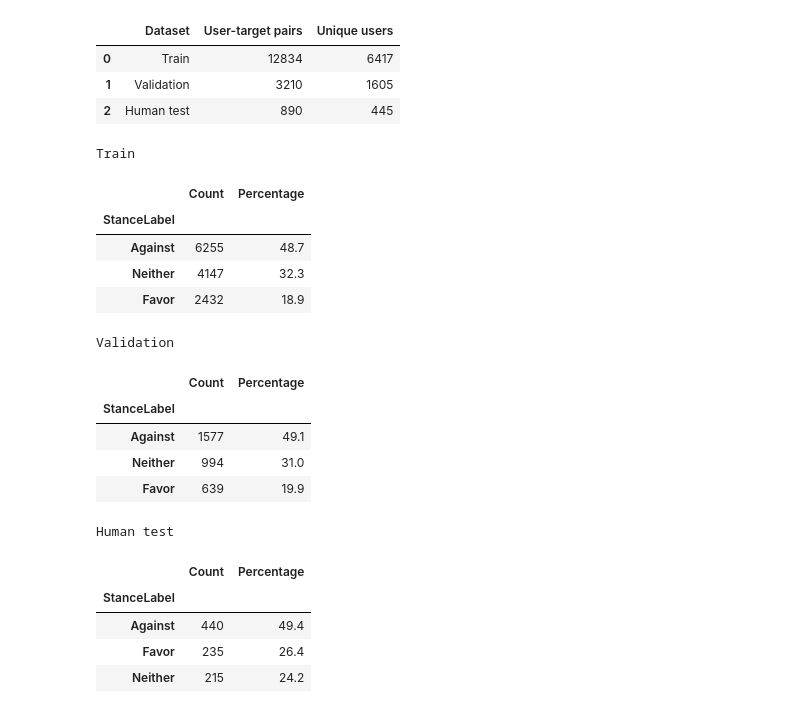
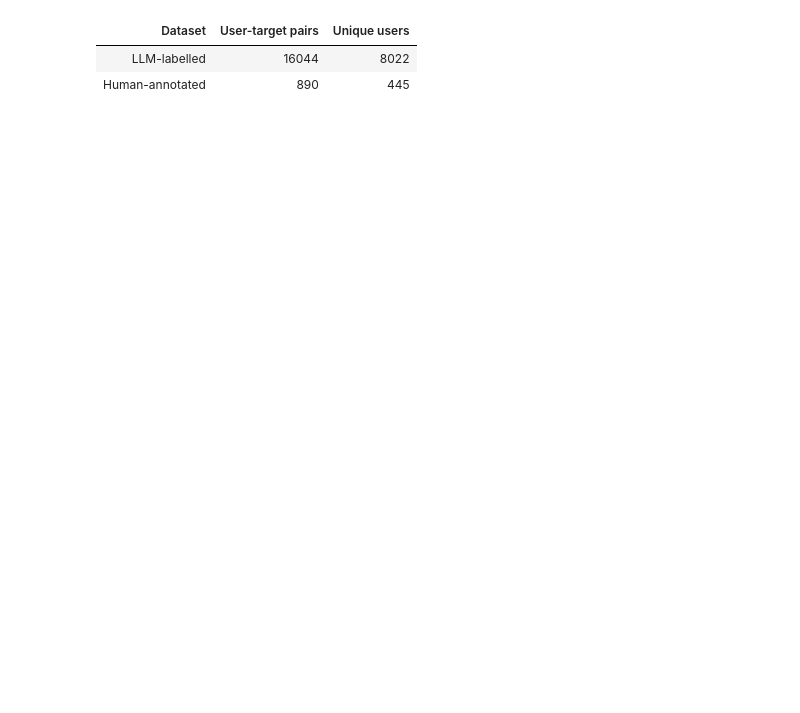
Before and after one commit to jakobtitz/political-stance-detection-analysis, a Jupyter notebook: notebooks/02_data_analysis.ipynb, the cells around one changed output. Saved outputs shown, nothing was run; the diff lists cells and outputs as text; code cells hidden in the pictures; blank space fills up the shorter version.

```diff
--- a/notebooks/02_data_analysis.ipynb
+++ b/notebooks/02_data_analysis.ipynb
@@ -53,73 +42,24 @@ Human test rows: 890
 # %%
-# Dataset overview
-
 overview = pd.DataFrame({
     "Dataset": [
-        "Train",
-        "Validation",
-        "Human test",
+        "LLM-labelled",
+        "Human-annotated",
     ],
     "User-target pairs": [
-        len(train_df),
-        len(validation_df),
-        len(human_test_df),
+        len(llm_df),
+        len(human_df),
     ],
     "Unique users": [
-        train_df["UserId"].nunique(),
-        validation_df["UserId"].nunique(),
-        human_test_df["UserId"].nunique(),
+        llm_df["UserId"].nunique(),
+        human_df["UserId"].nunique(),
     ],
 })
 
-display(overview)
-
-
-# Overall stance-class distributions
-
-datasets = {
-    "Train": train_df,
-    "Validation": validation_df,
-    "Human test": human_test_df,
-}
-
-for name, df in datasets.items():
-
-    counts = df["StanceLabel"].value_counts()
-
-    percentages = (
-        df["StanceLabel"]
-        .value_counts(normalize=True)
-        .mul(100)
-        .round(1)
-    )
-
-    distribution = pd.DataFrame({
-        "Count": counts,
-        "Percentage": percentages,
-    })
-
-    print(f"\n{name}")
-    display(distribution)
+display(
+    overview.style
+    .hide(axis="index")
+)
 # %% [output]
-|  | Dataset | User-target pairs | Unique users |
-| 0 | Train | 12834 | 6417 |
-| 1 | Validation | 3210 | 1605 |
-| 2 | Human test | 890 | 445 |
+| Dataset | User-target pairs | Unique users |
+| LLM-labelled | 16044 | 8022 |
+| Human-annotated | 890 | 445 |
-Train
-|  | Count | Percentage |
-| StanceLabel |  |  |
-| Against | 6255 | 48.7 |
-| Neither | 4147 | 32.3 |
-| Favor | 2432 | 18.9 |
-Validation
-|  | Count | Percentage |
-| StanceLabel |  |  |
-| Against | 1577 | 49.1 |
-| Neither | 994 | 31.0 |
-| Favor | 639 | 19.9 |
-Human test
-|  | Count | Percentage |
-| StanceLabel |  |  |
-| Against | 440 | 49.4 |
-| Favor | 235 | 26.4 |
-| Neither | 215 | 24.2 |
```
Also changed, not shown: parts of 29 cells of this notebook.
